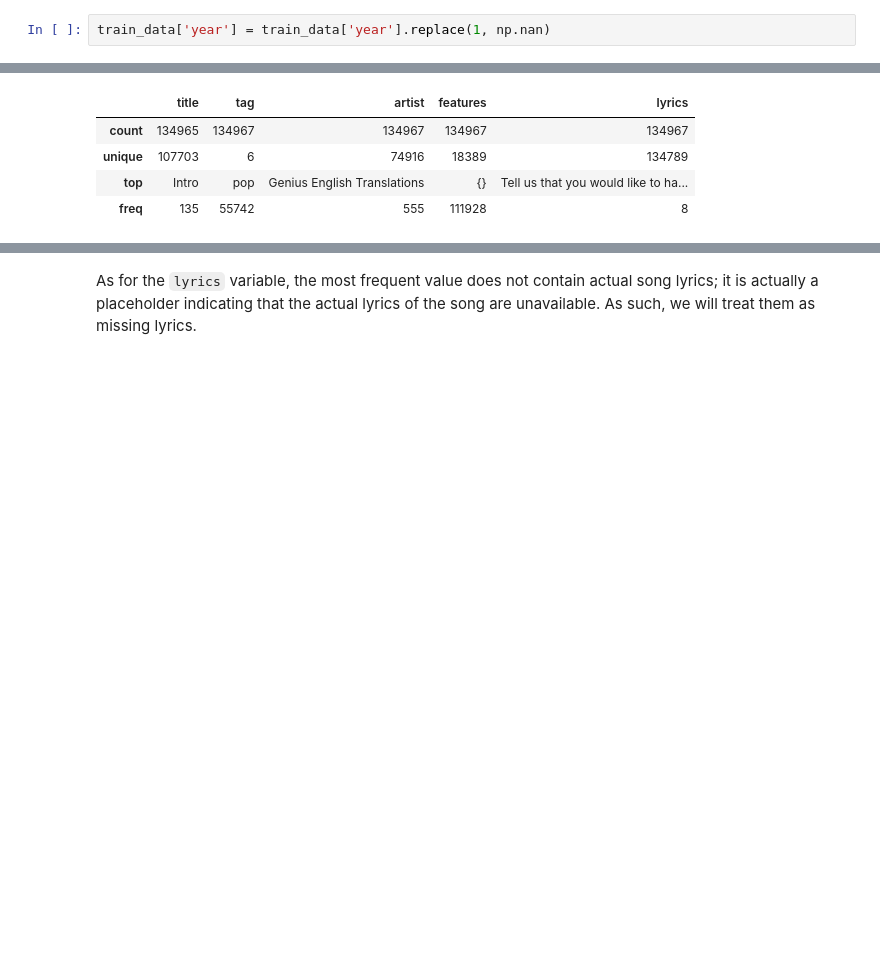
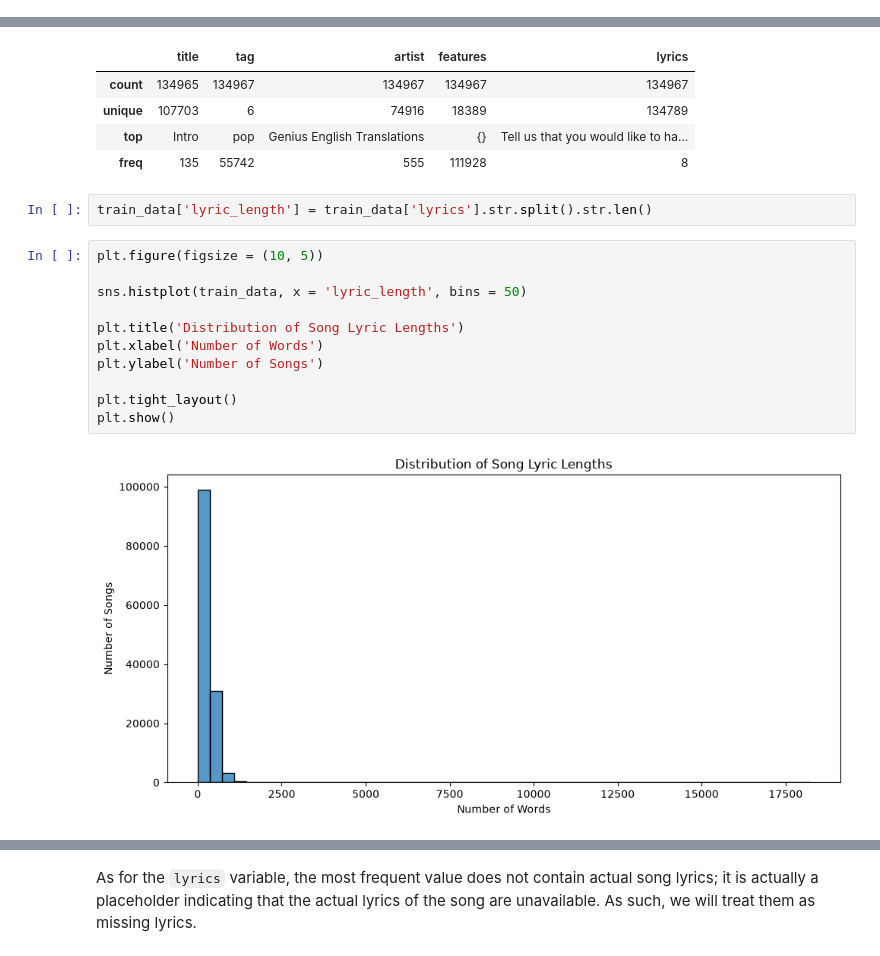
Before and after one commit to iinesclaro/text_mining, a Jupyter notebook: 01_eda_baseline.ipynb, the cells around one changed output, grey strips where cells are left out. Saved outputs shown, nothing was run; the diff lists cells and outputs as text; blank space fills up the shorter version.

```diff
--- a/01_eda_baseline.ipynb
+++ b/01_eda_baseline.ipynb
@@ -252,2 +189,0 @@ As we just verified, there are 45 songs with the `year` variable equal to 1, so
-# %%
-train_data['year'] = train_data['year'].replace(1, np.nan)
@@ -261,3 +203,18 @@ train_data.describe(include='O')
 | unique | 107703 | 6 | 74916 | 18389 | 134789 |
 | top | Intro | pop | Genius English Translations | {} | Tell us that you would like to ha... |
 | freq | 135 | 55742 | 555 | 111928 | 8 |
+# %%
+train_data['lyric_length'] = train_data['lyrics'].str.split().str.len()
+# %%
+plt.figure(figsize = (10, 5))
+
+sns.histplot(train_data, x = 'lyric_length', bins = 50)
+
+plt.title('Distribution of Song Lyric Lengths')
+plt.xlabel('Number of Words')
+plt.ylabel('Number of Songs')
+
+plt.tight_layout()
+plt.show()
+# %% [output]
+[figure, added]
```
Also changed, not shown: parts of 31 cells of this notebook.
